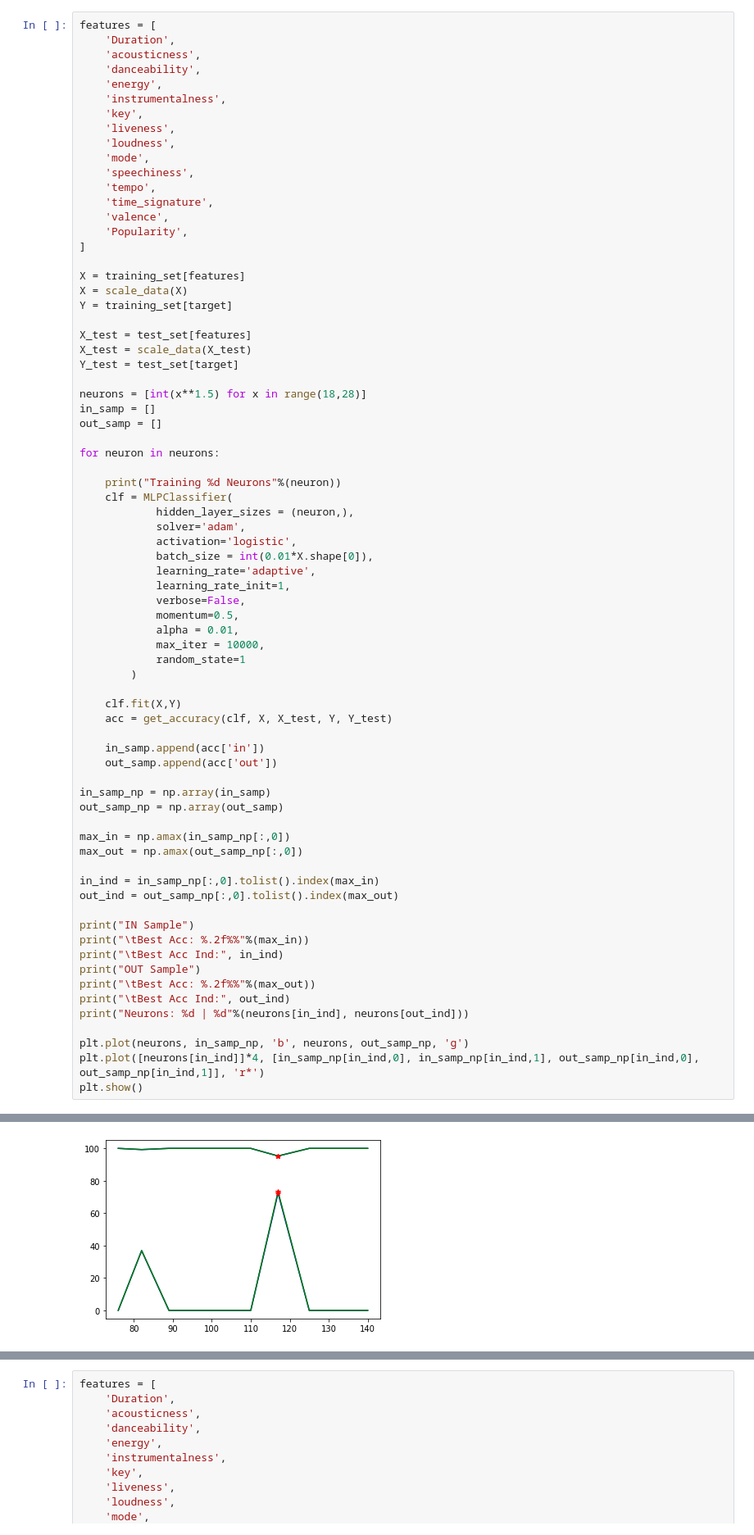
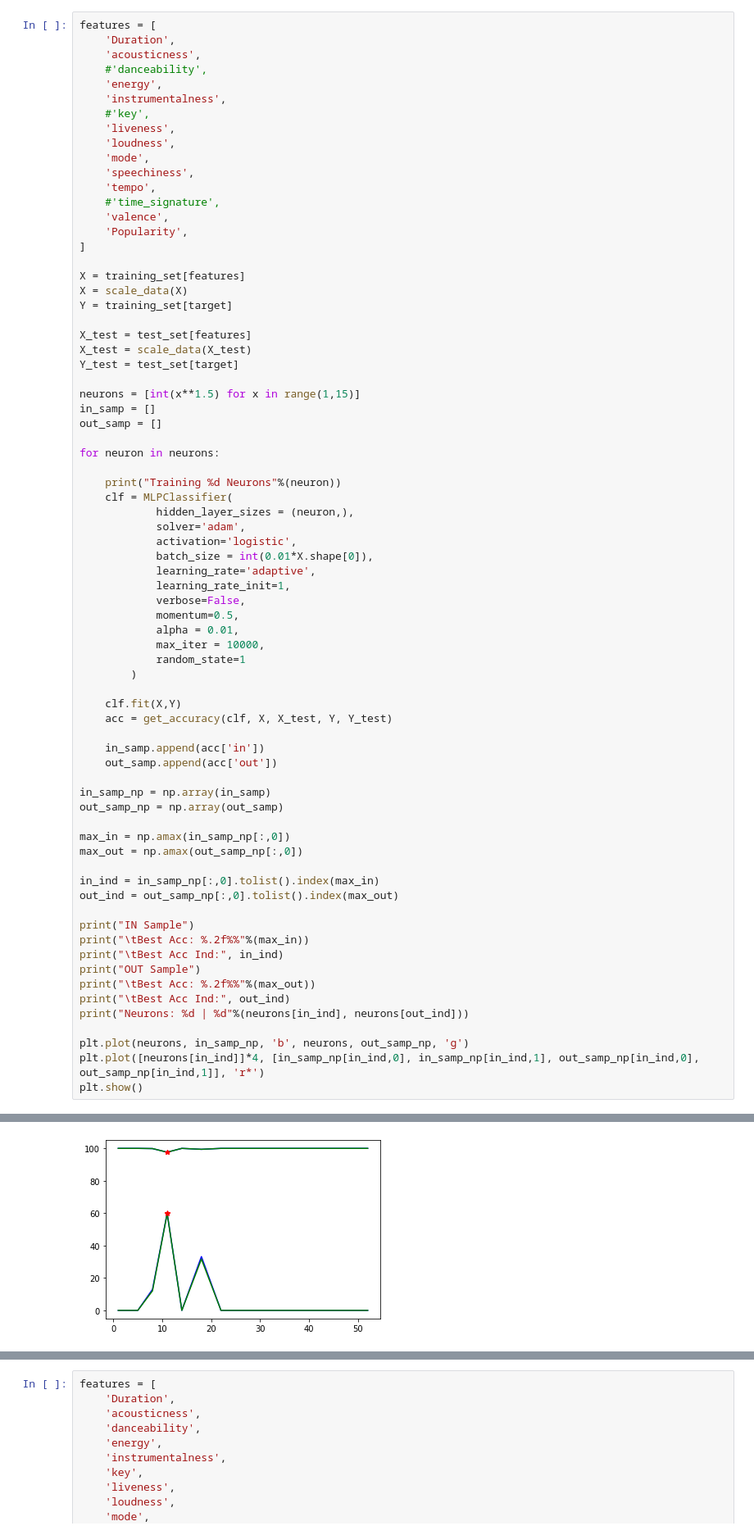
Before and after one commit to rankner7/Predicting_Song_Success, a Jupyter notebook: data_analysis/ML_experimentation.ipynb, the cells around one changed output, grey strips where cells are left out. Shown at 82% size. Cells and saved outputs as stored; diff of their text form.

```diff
--- a/data_analysis/ML_experimentation.ipynb
+++ b/data_analysis/ML_experimentation.ipynb
@@ -214,16 +218,16 @@ Test Success:      0.63274%
 features = [
     'Duration',
     'acousticness',
-    'danceability',
+    #'danceability',
     'energy',
     'instrumentalness',
-    'key',
+    #'key',
     'liveness',
     'loudness',
     'mode',
     'speechiness',
     'tempo',
-    'time_signature',
+    #'time_signature',
     'valence',
     'Popularity',
 ]
@@ -236,7 +240,7 @@ X_test = test_set[features]
 X_test = scale_data(X_test)
 Y_test = test_set[target]
 
-neurons = [int(x**1.5) for x in range(18,28)]
+neurons = [int(x**1.5) for x in range(1,15)]
 in_samp = []
 out_samp = []
 
@@ -304,4 +308,4 @@ Neurons: 117 | 117
-[figure, old version]
+[figure, new version]
 # %%
 clf = MLPClassifier(
         hidden_layer_sizes = (117,),
```
Also changed, not shown: parts of 12 cells of this notebook.
